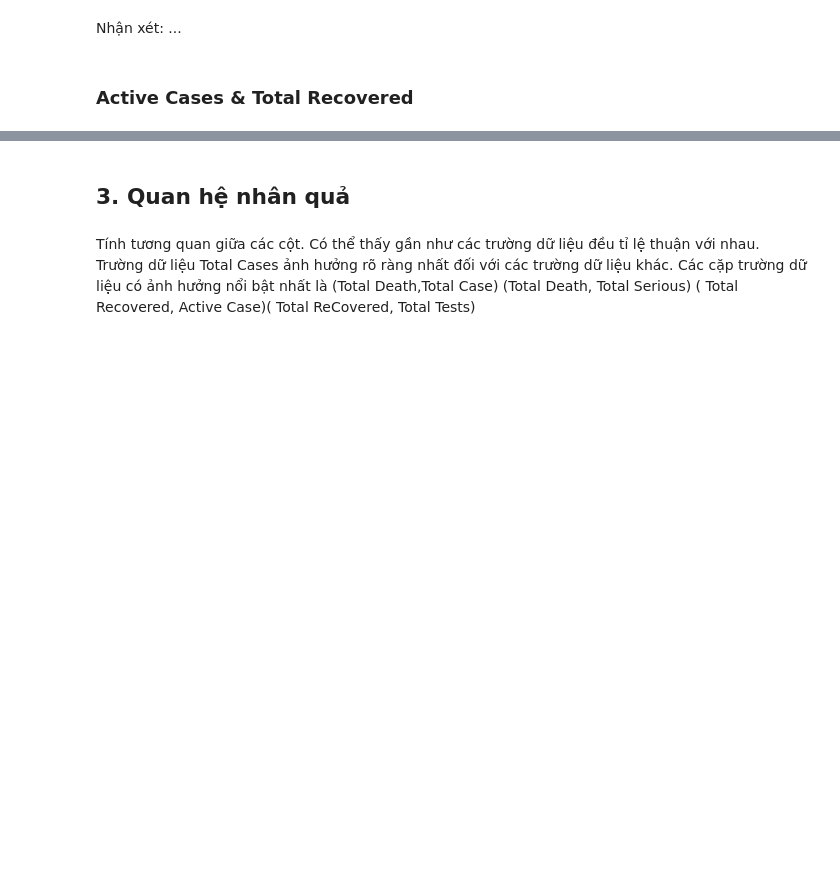
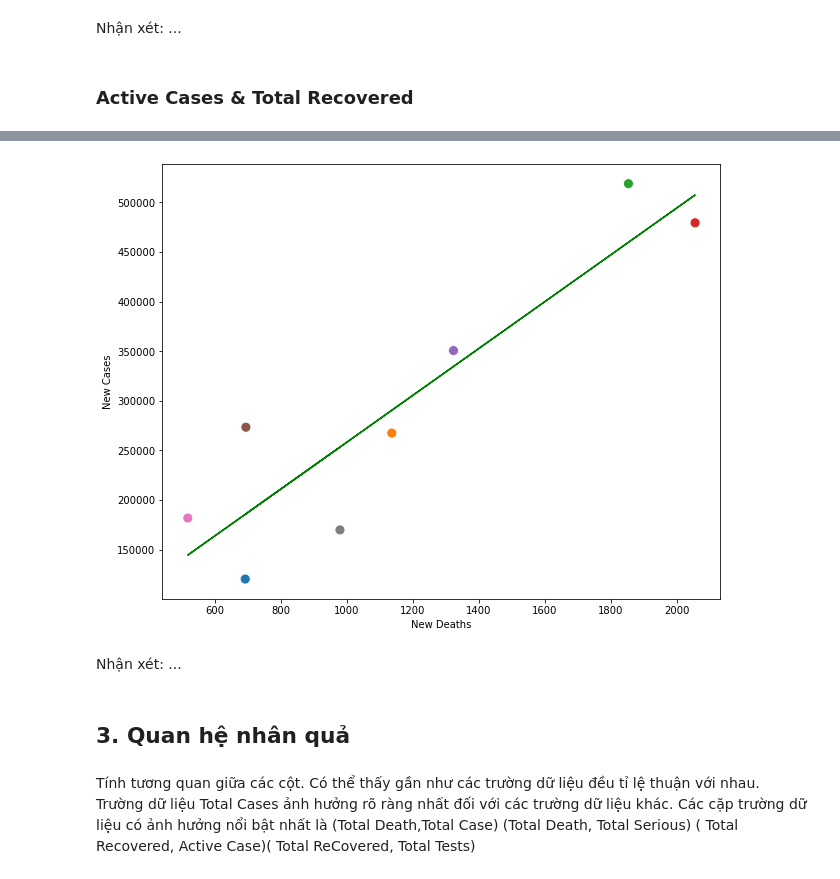
Before and after one commit to LeKiet258/DATA_VIZ_LAB01, a Jupyter notebook: Relationship.ipynb, the cells around one changed output, grey strips where cells are left out. Saved outputs shown, nothing was run; the diff lists cells and outputs as text; code cells hidden in the pictures; blank space fills up the shorter version.

```diff
--- a/Relationship.ipynb
+++ b/Relationship.ipynb
@@ -403,0 +449,3 @@ Nhận xét: ...
+# %%
+dc_df = df[['New Cases', 'New Deaths', 'day']]
+dc_df.head()
@@ -404,3 +459,16 @@ Nhận xét: ...
+# %%
+plt.figure(figsize=(10, 8))
+sns.scatterplot(x='New Deaths', y='New Cases', hue='day', data=dc_df, legend=False, s=100);
+x = dc_df['New Deaths'].values
+y = dc_df['New Cases'].values
+
+m, b = np.polyfit(x, y, 1)
+
+plt.plot(x, x*m + b, c='green');
+# %% [output]
+[figure, added]
+# %% [markdown]
+Nhận xét: ...
 # %% [markdown]
 ## 3. Quan hệ nhân quả
 # %%
```
Also changed, not shown: parts of 12 cells of this notebook.
